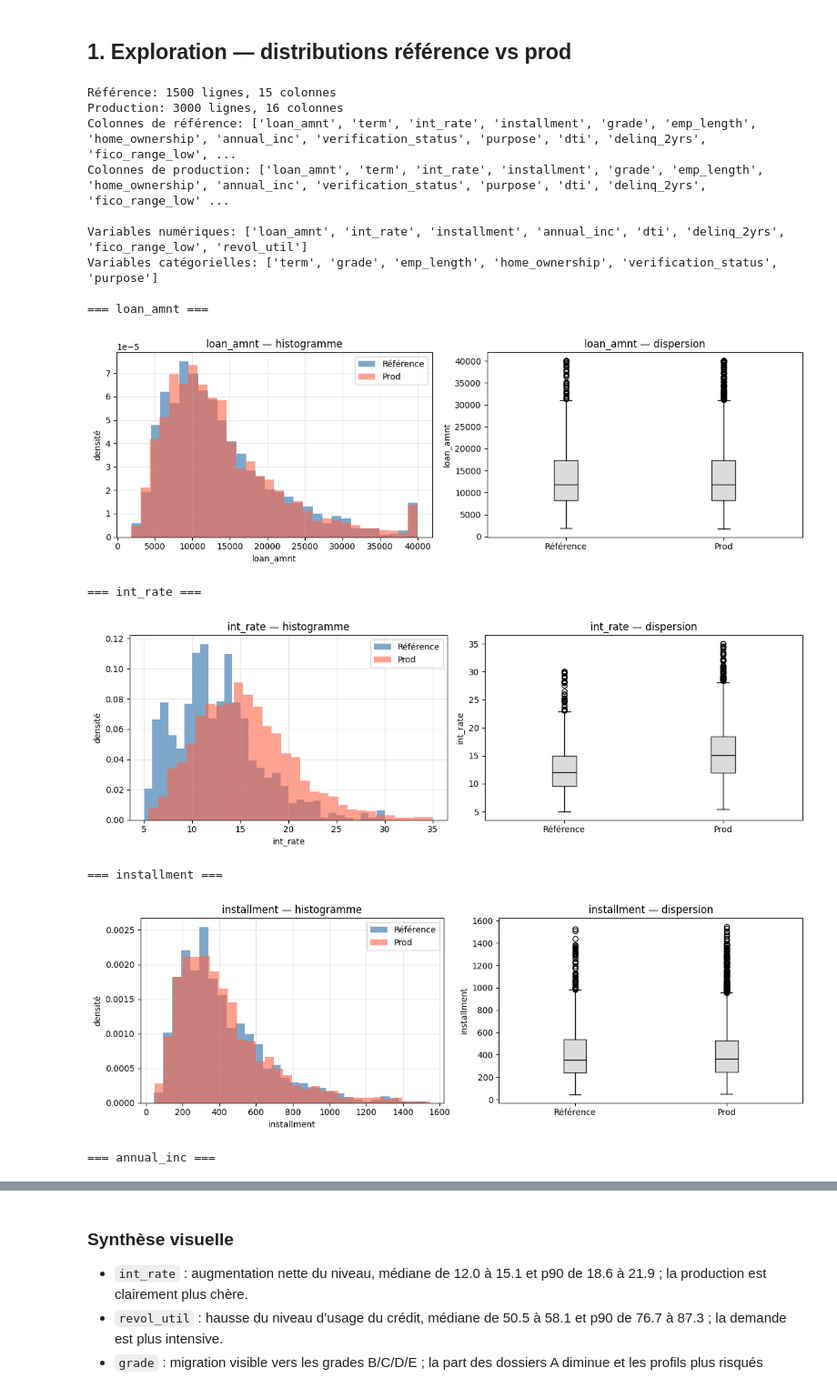
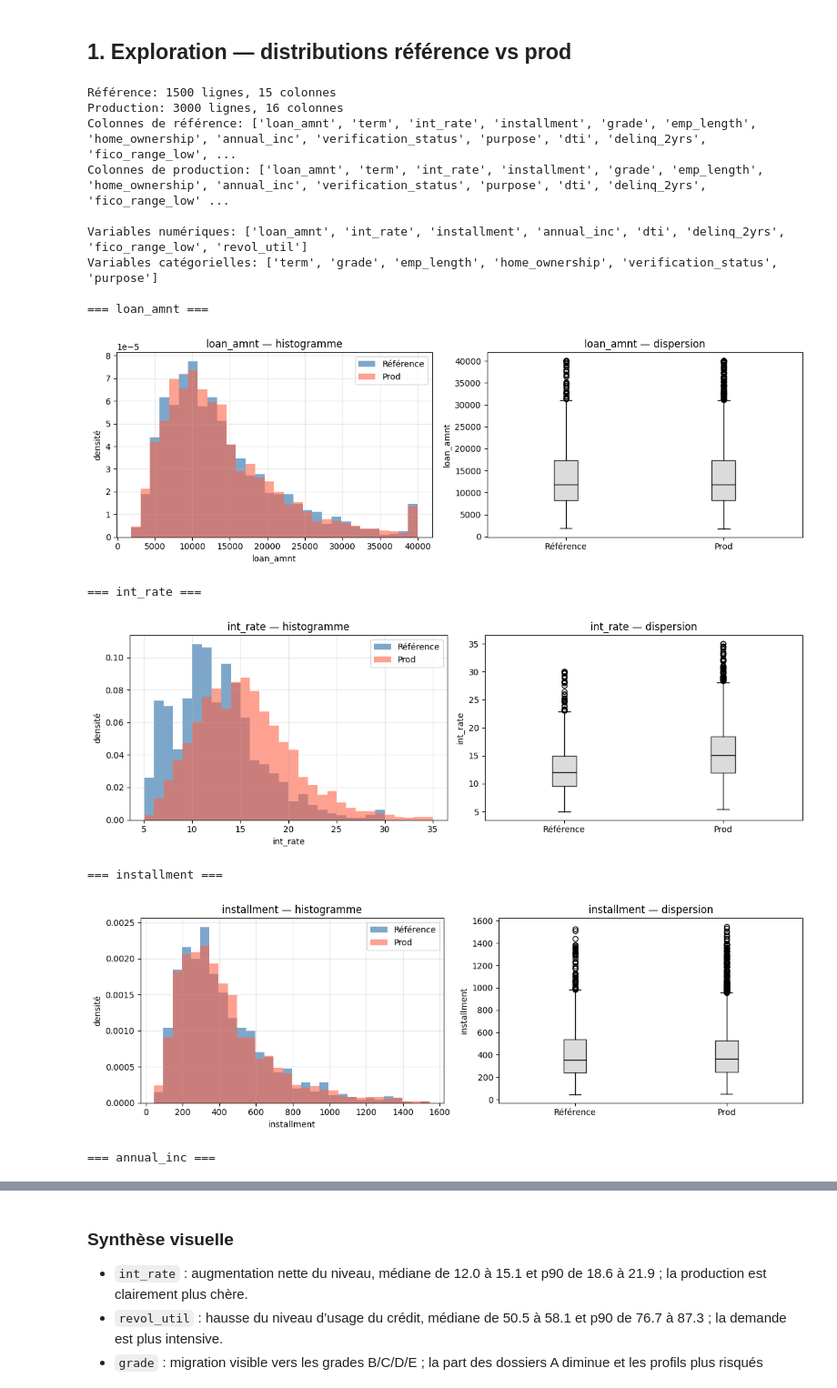
Before and after one commit to Celia-34/M6-B1-pyrenex-post-prod, a Jupyter notebook: notebooks/M6-B1_template_celia_theo.ipynb, the cells around one changed output, grey strips where cells are left out. Shown at 91% size. Drawn from its saved outputs; the diff is of its cells as text; code cells hidden in the pictures.

Commit message:
feat(data): Histogrammes avec bornes communes
Co-authored-by: Celia F <celia.fortuna@atos.net>

```diff
--- a/notebooks/M6-B1_template_celia_theo.ipynb
+++ b/notebooks/M6-B1_template_celia_theo.ipynb
@@ -4,6 +4,7 @@
 ## 1. Exploration — distributions référence vs prod
 # %%
 import pandas as pd
+import numpy as np
 import matplotlib.pyplot as plt
 
 ref = pd.read_csv('../data/reference_set.csv')
@@ -37,13 +38,19 @@ def plot_numeric_distribution(df_ref, df_prod, col, bins=30):
     ref_values = df_ref[col].dropna()
     prod_values = df_prod[col].dropna()
 
-    xmin = min(ref_values.min(), prod_values.min())
-    xmax = max(ref_values.max(), prod_values.max())
+    if ref_values.empty or prod_values.empty:
+        return
+
+    combined = np.concatenate([ref_values.to_numpy(), prod_values.to_numpy()])
+    common_edges = np.histogram_bin_edges(combined, bins=bins)
+
+    xmin = common_edges.min()
+    xmax = common_edges.max()
     if pd.isna(xmin) or pd.isna(xmax):
         return
 
-    axes[0].hist(ref_values, bins=bins, alpha=0.7, density=True, color='steelblue', label='Référence')
-    axes[0].hist(prod_values, bins=bins, alpha=0.6, density=True, color='tomato', label='Prod')
+    axes[0].hist(ref_values, bins=common_edges, alpha=0.7, density=True, color='steelblue', label='Référence')
+    axes[0].hist(prod_values, bins=common_edges, alpha=0.6, density=True, color='tomato', label='Prod')
     axes[0].set_title(f'{col} — histogramme')
     axes[0].set_xlabel(col)
     axes[0].set_ylabel('densité')
@@ -72,35 +79,35 @@ def plot_categorical_distribution(df_ref, df_prod, col):
     ax.bar([i + 0.2 for i in x], prod_vals, width=0.4, alpha=0.7, label='Prod')
     ax.set_xticks(list(x))
     ax.set_xticklabels(labels, rotation=30, ha='right')
     ax.set_title(f'{col} — répartition des catégories')
     ax.set_ylabel('proportion')
     ax.legend()
     ax.grid(axis='y', alpha=0.3)
     fig.tight_layout()
     plt.show()
 
 
 # Exploration visuelle feature par feature
 for col in numeric_cols:
     print(f'\n=== {col} ===')
     plot_numeric_distribution(ref, prod, col)
 
 for col in categorical_cols:
     print(f'\n=== {col} ===')
     plot_categorical_distribution(ref, prod, col)
 # %% [output]
 Référence: 1500 lignes, 15 colonnes
 Production: 3000 lignes, 16 colonnes
 Colonnes de référence: ['loan_amnt', 'term', 'int_rate', 'installment', 'grade', 'emp_length', 'home_ownership', 'annual_inc', 'verification_status', 'purpose', 'dti', 'delinq_2yrs', 'fico_range_low', ...
 Colonnes de production: ['loan_amnt', 'term', 'int_rate', 'installment', 'grade', 'emp_length', 'home_ownership', 'annual_inc', 'verification_status', 'purpose', 'dti', 'delinq_2yrs', 'fico_range_low' ...
 
 Variables numériques: ['loan_amnt', 'int_rate', 'installment', 'annual_inc', 'dti', 'delinq_2yrs', 'fico_range_low', 'revol_util']
 Variables catégorielles: ['term', 'grade', 'emp_length', 'home_ownership', 'verification_status', 'purpose']
 
 === loan_amnt ===
-[figure, old version]
+[figure, new version]
 === int_rate ===
-[figure, old version]
+[figure, new version]
 === installment ===
-[figure, old version]
+[figure, new version]
 === annual_inc ===
```
Also changed, not shown: parts of 1 cell of this notebook.
